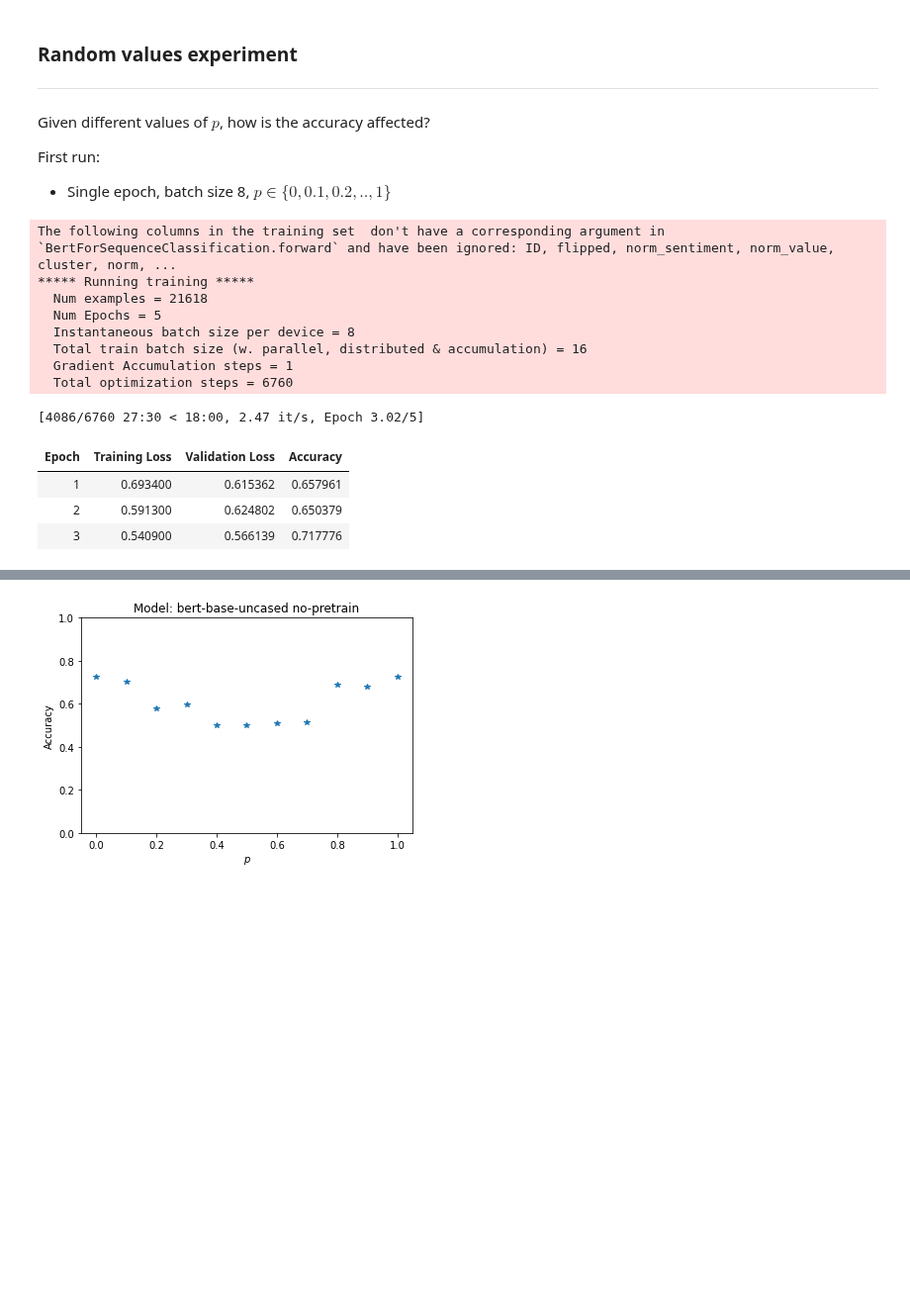
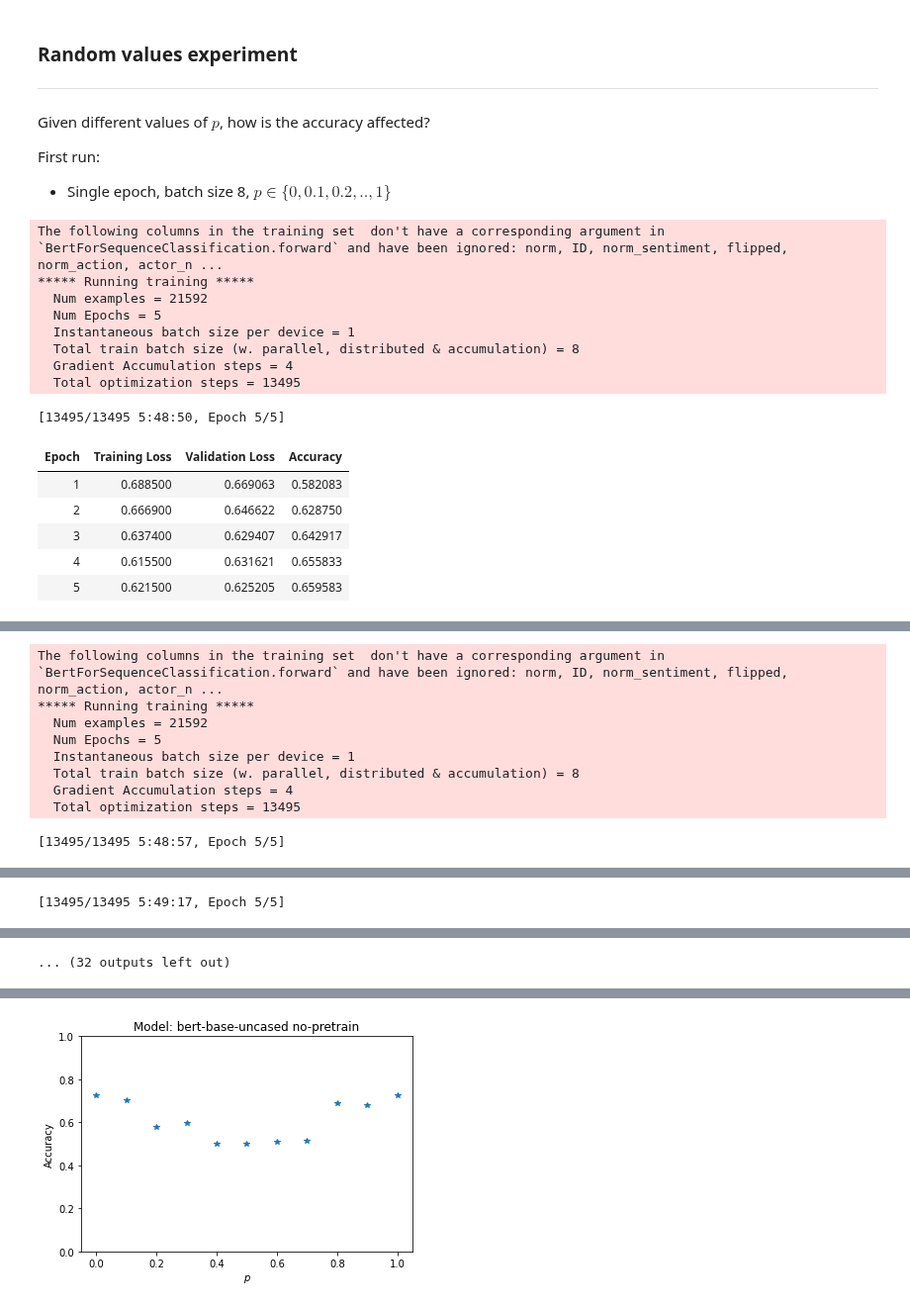
Before and after one commit to nkiehne/jupyter-notebooks, a Jupyter notebook: notebooks/moral_stories_shuffled_values.ipynb, the cells around one changed output, grey strips where cells are left out. Shown at 99% size. Saved outputs shown, nothing was run; the diff lists cells and outputs as text; code cells hidden in the pictures; blank space fills up the shorter version.

```diff
--- a/notebooks/moral_stories_shuffled_values.ipynb
+++ b/notebooks/moral_stories_shuffled_values.ipynb
@@ -110,6 +130,7 @@ logs = trainer.train()
 ***
 Pick a dataset, then run the finetuning. Useful for explorative analysis
 # %%
-dataframe = pd.read_pickle("../data/moral_stories_random_values.dat")
-dataframe = msc.assign_norm_clusters(dataframe)
+# without clustering
+data = get_random_value_dataset(dataframe, p=0.5, top_n=20)
+train, test = make_action_classification_dataframe(data, test_size=0.1)
 # %%
@@ -126,10 +157,10 @@ train_data, val_data = convert_hf_dataset(tokenizer, train, test)
 # %%
 training_args = TrainingArguments(
-    output_dir="/data/kiehne/results/shuffled_values/random/single_runs/",
+    output_dir="/data/kiehne/results/shuffled_values/random/bert-large-uncased/0.50/",
     num_train_epochs=7,
-    per_device_train_batch_size=8,
-    per_device_eval_batch_size=8,
-    gradient_accumulation_steps=1,
+    per_device_train_batch_size=1,
+    per_device_eval_batch_size=1,
+    gradient_accumulation_steps=4,
     warmup_steps=500,
     #weight_decay=0.01,
     logging_dir='logs/',
@@ -138,7 +169,7 @@ training_args = TrainingArguments(
     evaluation_strategy="epoch",
     save_steps=30000000,
     save_strategy="epoch",
-    learning_rate=1e-5
+    learning_rate=1e-6
 )
 acc_metric = get_accuracy_metric()
 # %%
@@ -167,68 +225,76 @@ transformers.logging.set_verbosity_warning()
 ps = np.linspace(0,1,11)
 test_size = 0.1
 model = "roberta-base"
-model = "roberta-large"
+#model = "roberta-large"
 
-model = "bert-base-uncased"
-#model = "bert-large-uncased"
+#model = "bert-base-uncased"
+#model = "/data/kiehne/results/shuffled_values/random/bert-base-uncased/1.00/checkpoint-5625/"
+model = "bert-large-uncased"
 
 #model = "albert-xxlarge-v2"
 #model = "albert-base-v2"
+tokenizer = AutoTokenizer.from_pretrained(model)
 
 dataframe = pd.read_pickle("../data/moral_stories_proto_l2s.dat")
-dataframe = msc.assign_norm_clusters(dataframe)
+#dataframe = msc.assign_norm_clusters(dataframe)
 
 acc_metric = get_accuracy_metric()
 results = []
 
 for p in ps:
     # create dataset
-    random_values = msc.get_random_value_dataset(dataframe, p, top_n=20)
-    train, test = msc.make_action_classification_dataframe(random_values, test_size=test_size)
+    #random_values = msc.get_random_value_dataset(dataframe, p, top_n=20)
+    #train, test = msc.make_action_classification_dataframe(random_values, test_size=test_size)
+    data = get_random_value_dataset(dataframe, p=p, top_n=20)
+    train, test = make_action_classification_dataframe(data, test_size=test_size)
 
     # create training args
     out_dir = f"/data/kiehne/results/shuffled_values/random_no_pretrain/{model}/{p:0.2f}/"
+    #out_dir = f"/data/kiehne/results/shuffled_values/random_ms_only_pretrain/bert-base-uncased/{p:0.2f}/"
+
     training_args = TrainingArguments(
         output_dir=out_dir,
         num_train_epochs=5,
-        per_device_train_batch_size=8,
-        per_device_eval_batch_size=8,
-        gradient_accumulation_steps=1,
+        per_device_train_batch_size=1,
+        per_device_eval_batch_size=1,
+        gradient_accumulation_steps=4,
         warmup_steps=500,
         #weight_decay=0.01,
         logging_steps=500,
         evaluation_strategy="epoch",
         save_steps=30000000,
         save_strategy="epoch",
-        learning_rate=1e-5
+        learning_rate=1e-6
     )
 
     # create data loading function
     data_loader = lambda tokenizer: convert_hf_dataset(tokenizer, train, test)
     if "gpt2" in model:
         data_loader = lambda tokenizer: convert_hf_dataset(tokenizer, train, test, padding="do_not_pad")
 
 
-    r = sequence_classification(data_loader, model, training_args, acc_metric, use_pretrained=False)
+    r = sequence_classification(data_loader, model, training_args, tokenizer,
+                                acc_metric, use_pretrained=False)
     results.append(r)
 
     # save training data for later evaluation
     train.to_pickle(out_dir+"train.dat")
     test.to_pickle(out_dir+"test.dat")
 
-
 accuracies = [[y["eval_accuracy"] for y in x if "eval_accuracy" in y] for x in results]
 # %% [output]
-The following columns in the training set  don't have a corresponding argument in `BertForSequenceClassification.forward` and have been ignored: ID, flipped, norm_sentiment, norm_value, cluster, norm, ...
+The following columns in the training set  don't have a corresponding argument in `BertForSequenceClassification.forward` and have been ignored: norm, ID, norm_sentiment, flipped, norm_action, actor_n ...
 ***** Running training *****
-  Num examples = 21618
+  Num examples = 21592
   Num Epochs = 5
-  Instantaneous batch size per device = 8
-  Total train batch size (w. parallel, distributed & accumulation) = 16
-  Gradient Accumulation steps = 1
-  Total optimization steps = 6760
+  Instantaneous batch size per device = 1
+  Total train batch size (w. parallel, distributed & accumulation) = 8
+  Gradient Accumulation steps = 4
+  Total optimization steps = 13495
-[4086/6760 27:30 < 18:00, 2.47 it/s, Epoch 3.02/5]
+[13495/13495 5:48:50, Epoch 5/5]
 | Epoch | Training Loss | Validation Loss | Accuracy |
-| 1 | 0.693400 | 0.615362 | 0.657961 |
-| 2 | 0.591300 | 0.624802 | 0.650379 |
-| 3 | 0.540900 | 0.566139 | 0.717776 |
+| 1 | 0.688500 | 0.669063 | 0.582083 |
+| 2 | 0.666900 | 0.646622 | 0.628750 |
+| 3 | 0.637400 | 0.629407 | 0.642917 |
+| 4 | 0.615500 | 0.631621 | 0.655833 |
+| 5 | 0.621500 | 0.625205 | 0.659583 |
@@ -248,0 +318,9 @@ Model weights saved in /data/kiehne/results/shuffled_values/random_no_pretrain/b
+The following columns in the training set  don't have a corresponding argument in `BertForSequenceClassification.forward` and have been ignored: norm, ID, norm_sentiment, flipped, norm_action, actor_n ...
+***** Running training *****
+  Num examples = 21592
+  Num Epochs = 5
+  Instantaneous batch size per device = 1
+  Total train batch size (w. parallel, distributed & accumulation) = 8
+  Gradient Accumulation steps = 4
+  Total optimization steps = 13495
+[13495/13495 5:48:57, Epoch 5/5]
@@ -248,0 +358 @@ Model weights saved in /data/kiehne/results/shuffled_values/random_no_pretrain/b
+[13495/13495 5:49:17, Epoch 5/5]
@@ -248,0 +382 @@ Model weights saved in /data/kiehne/results/shuffled_values/random_no_pretrain/b
+... (32 outputs left out)
```
Also changed, not shown: parts of 10 cells of this notebook, 14 other files.
